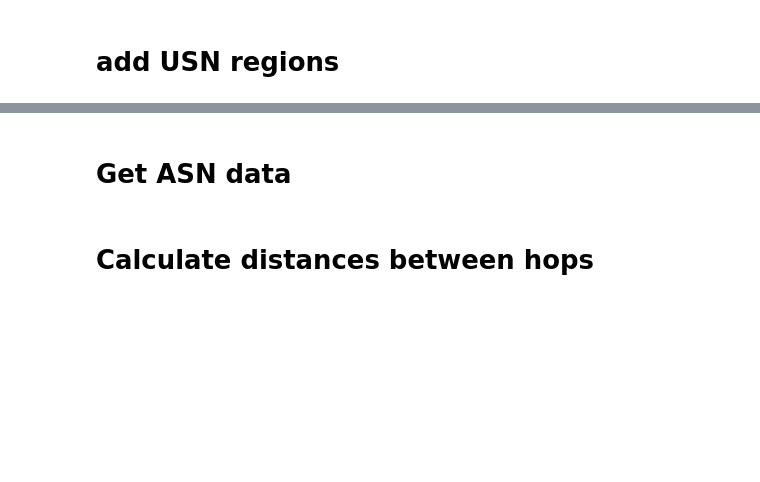
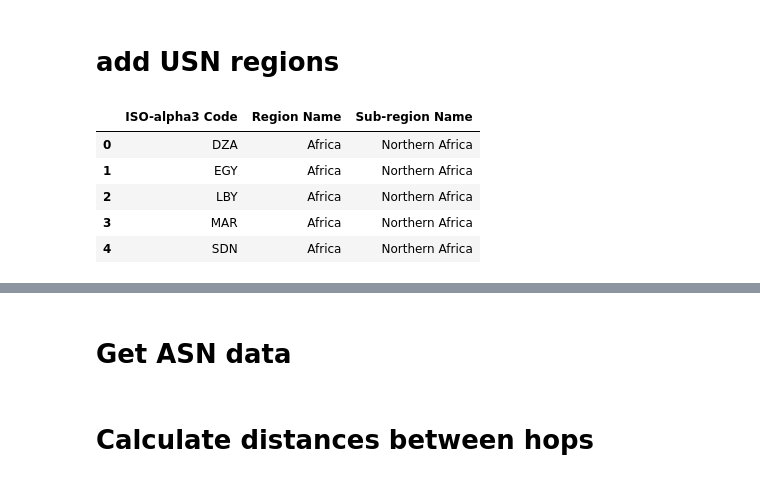
Before and after one commit to rhendriks/anycast-rp, a Jupyter notebook: rp_analysis.ipynb, the cells around one changed output, grey strips where cells are left out. Cells and saved outputs as stored; diff of their text form; code cells hidden in the pictures; blank space fills up the shorter version.

Commit message:
add UNSD data

```diff
--- a/rp_analysis.ipynb
+++ b/rp_analysis.ipynb
@@ -819,11 +840,18 @@ traceroutes_df['hop_city'] = (
 # add USN regions
 # %%
 # load in region data
-un_regions_df = pd.read_csv('./geolocate/unsd_geography.csv', sep=';')
+un_regions_df = pd.read_csv('./data/unsd_geography.csv', sep=';')
 # We only need the code and the region names
 un_regions_df = un_regions_df[['ISO-alpha3 Code', 'Region Name', 'Sub-region Name']]
 
 un_regions_df.head()
+# %% [output]
+|  | ISO-alpha3 Code | Region Name | Sub-region Name |
+| 0 | DZA | Africa | Northern Africa |
+| 1 | EGY | Africa | Northern Africa |
+| 2 | LBY | Africa | Northern Africa |
+| 3 | MAR | Africa | Northern Africa |
+| 4 | SDN | Africa | Northern Africa |
 # %%
 # get world map using geopandas (converting coordinates to country)
 
```
Also changed, not shown: parts of 7 cells of this notebook, 1 other file.
